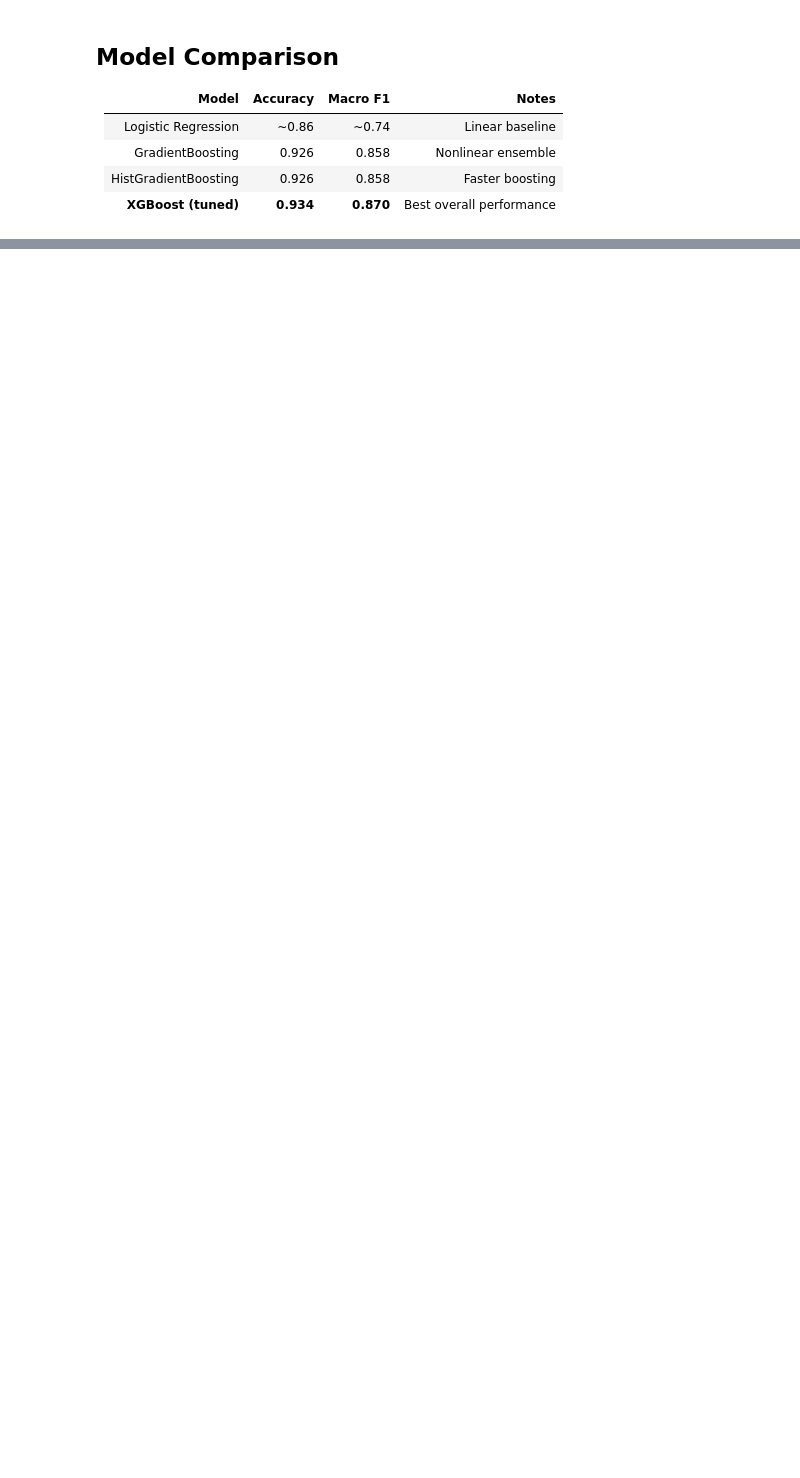
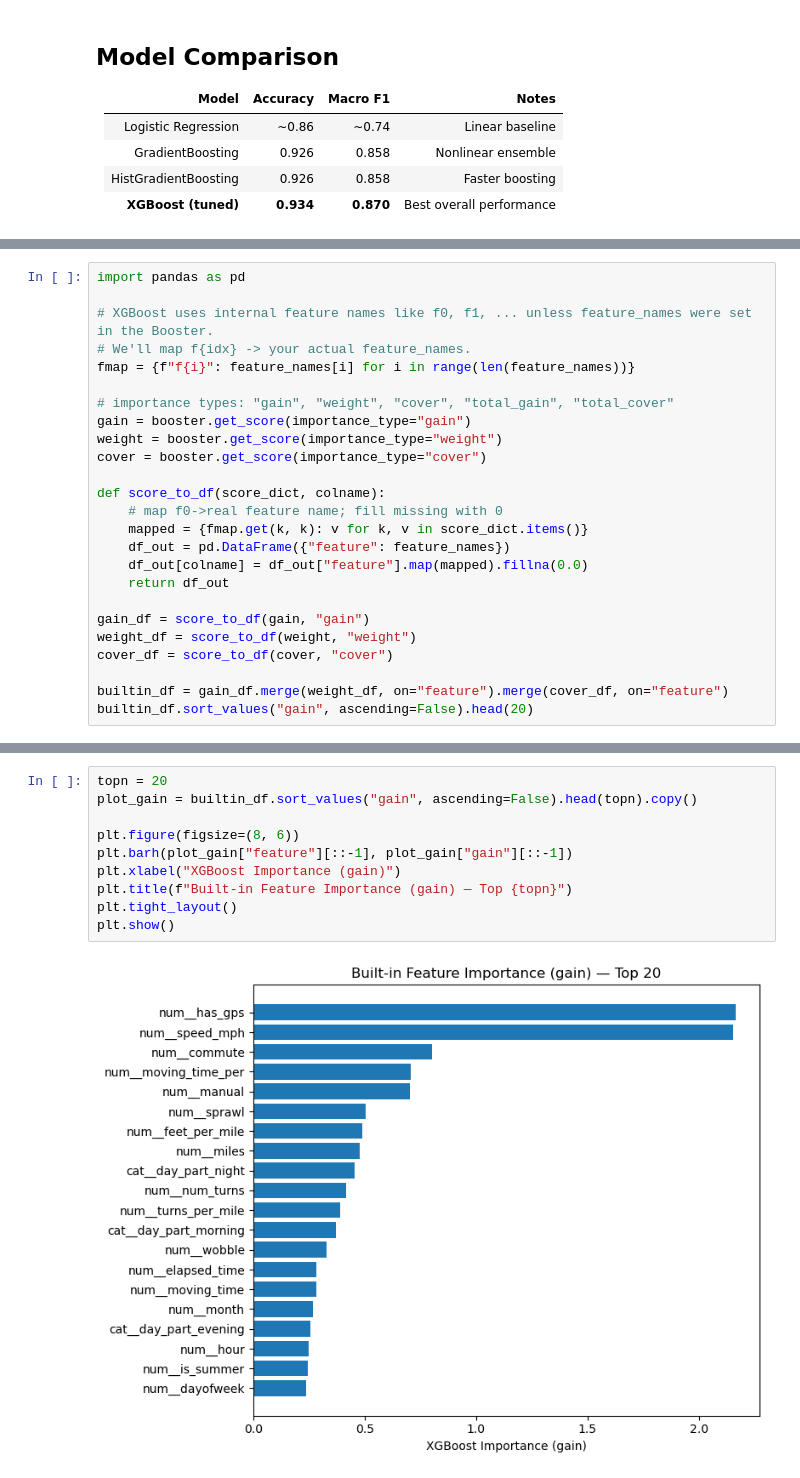
Before and after one commit to OGladfelter/sport-classification-model, a Jupyter notebook: 03-modeling_sola.ipynb, the cells around one changed output, grey strips where cells are left out. Cells and saved outputs as stored; diff of their text form; blank space fills up the shorter version.

```diff
--- a/03-modeling_sola.ipynb
+++ b/03-modeling_sola.ipynb
@@ -750,0 +976,25 @@ weighted avg       0.93      0.93      0.93     79583
+# %%
+import pandas as pd
+
+# XGBoost uses internal feature names like f0, f1, ... unless feature_names were set in the Booster.
+# We'll map f{idx} -> your actual feature_names.
+fmap = {f"f{i}": feature_names[i] for i in range(len(feature_names))}
+
+# importance types: "gain", "weight", "cover", "total_gain", "total_cover"
+gain = booster.get_score(importance_type="gain")
+weight = booster.get_score(importance_type="weight")
+cover = booster.get_score(importance_type="cover")
+
+def score_to_df(score_dict, colname):
+    # map f0->real feature name; fill missing with 0
+    mapped = {fmap.get(k, k): v for k, v in score_dict.items()}
+    df_out = pd.DataFrame({"feature": feature_names})
+    df_out[colname] = df_out["feature"].map(mapped).fillna(0.0)
+    return df_out
+
+gain_df = score_to_df(gain, "gain")
+weight_df = score_to_df(weight, "weight")
+cover_df = score_to_df(cover, "cover")
+
+builtin_df = gain_df.merge(weight_df, on="feature").merge(cover_df, on="feature")
+builtin_df.sort_values("gain", ascending=False).head(20)
@@ -750,0 +1019,12 @@ weighted avg       0.93      0.93      0.93     79583
+# %%
+topn = 20
+plot_gain = builtin_df.sort_values("gain", ascending=False).head(topn).copy()
+
+plt.figure(figsize=(8, 6))
+plt.barh(plot_gain["feature"][::-1], plot_gain["gain"][::-1])
+plt.xlabel("XGBoost Importance (gain)")
+plt.title(f"Built-in Feature Importance (gain) — Top {topn}")
+plt.tight_layout()
+plt.show()
+# %% [output]
+[figure, added]
```
Also changed, not shown: parts of 28 cells of this notebook.
